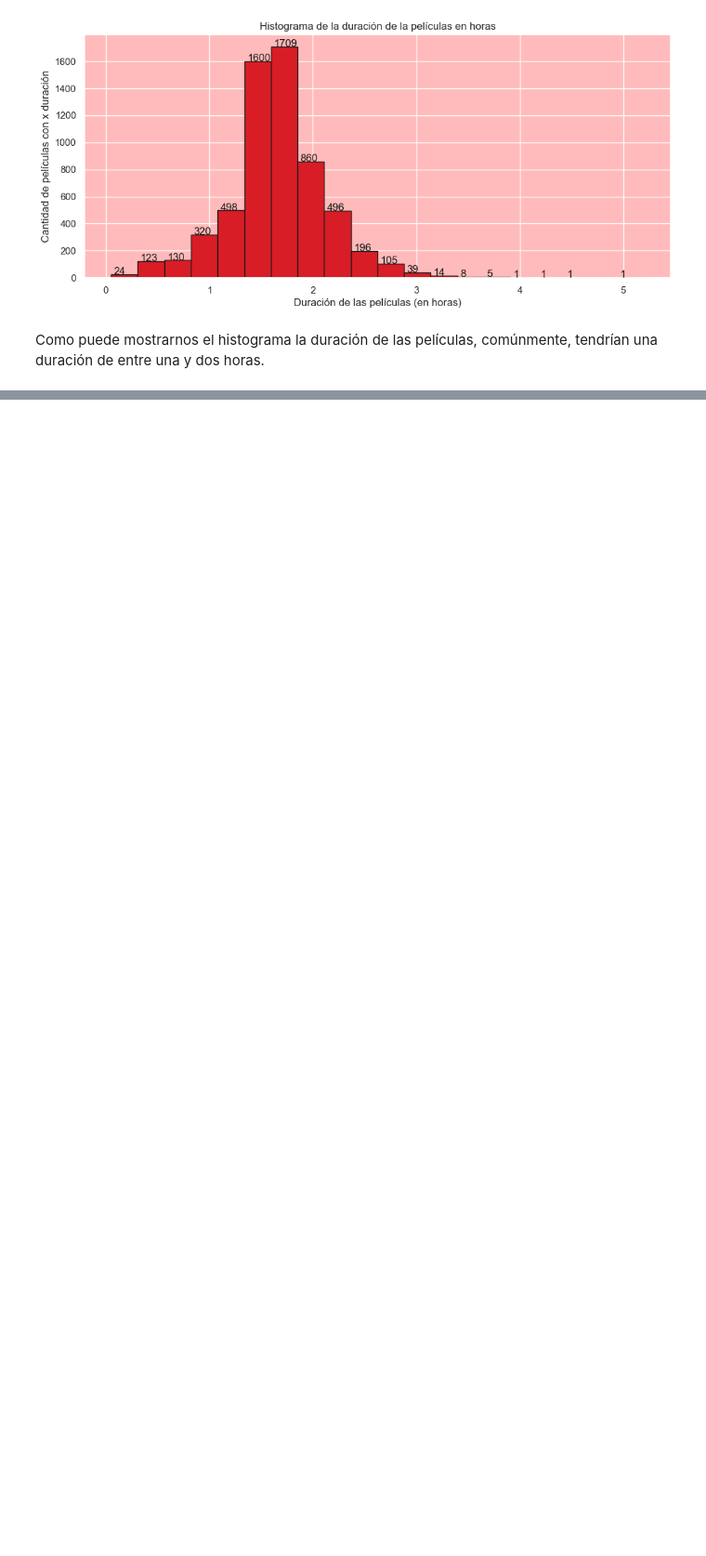
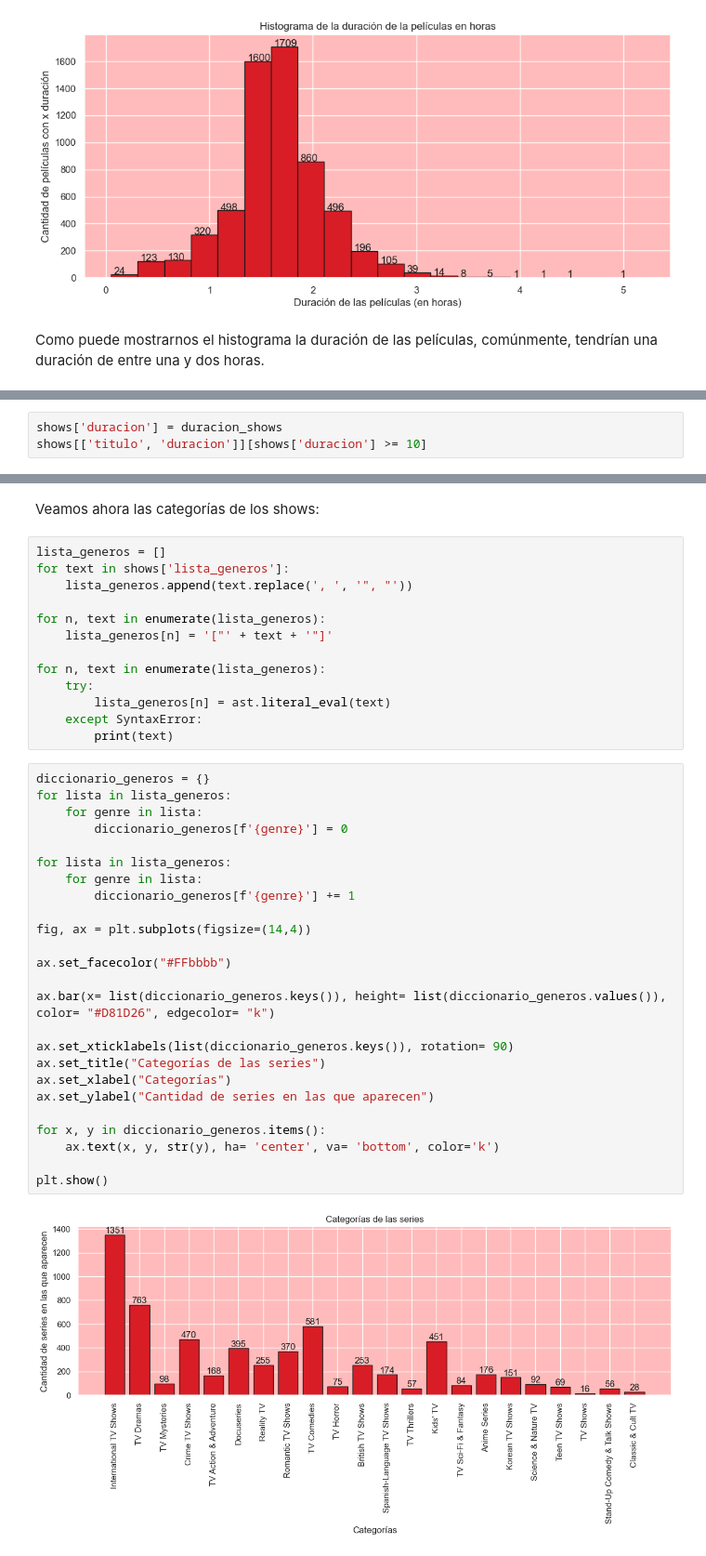
Before and after one commit to Mariagustin-Prg/Netflix-Predictor, a Jupyter notebook: Exploratory_Data_Analysis.ipynb, the cells around one changed output, grey strips where cells are left out. Shown at 93% size. Drawn from its saved outputs; the diff is of its cells as text; blank space fills up the shorter version.

```diff
--- a/notebook.ipynb
+++ b/Exploratory_Data_Analysis.ipynb
@@ -476,0 +525,3 @@ Como puede mostrarnos el histograma la duración de las películas, comúnmente,
+# %%
+shows['duracion'] = duracion_shows
+shows[['titulo', 'duracion']][shows['duracion'] >= 10]
@@ -476,0 +547,42 @@ Como puede mostrarnos el histograma la duración de las películas, comúnmente,
+# %% [markdown]
+Veamos ahora las categorías de los shows:
+# %%
+lista_generos = []
+for text in shows['lista_generos']:
+    lista_generos.append(text.replace(', ', '", "'))
+
+for n, text in enumerate(lista_generos):
+    lista_generos[n] = '["' + text + '"]'
+
+for n, text in enumerate(lista_generos):
+    try:
+        lista_generos[n] = ast.literal_eval(text)
+    except SyntaxError:
+        print(text)
+# %%
+diccionario_generos = {}
+for lista in lista_generos:
+    for genre in lista:
+        diccionario_generos[f'{genre}'] = 0
+
+for lista in lista_generos:
+    for genre in lista:
+        diccionario_generos[f'{genre}'] += 1
+
+fig, ax = plt.subplots(figsize=(14,4))
+
+ax.set_facecolor("#FFbbbb")
+
+ax.bar(x= list(diccionario_generos.keys()), height= list(diccionario_generos.values()), color= "#D81D26", edgecolor= "k")
+
+ax.set_xticklabels(list(diccionario_generos.keys()), rotation= 90)
+ax.set_title("Categorías de las series")
+ax.set_xlabel("Categorías")
+ax.set_ylabel("Cantidad de series en las que aparecen")
+
+for x, y in diccionario_generos.items():
+    ax.text(x, y, str(y), ha= 'center', va= 'bottom', color='k')
+
+plt.show()
+# %% [output]
+[figure, added]
```
Also changed, not shown: parts of 23 cells of this notebook.
